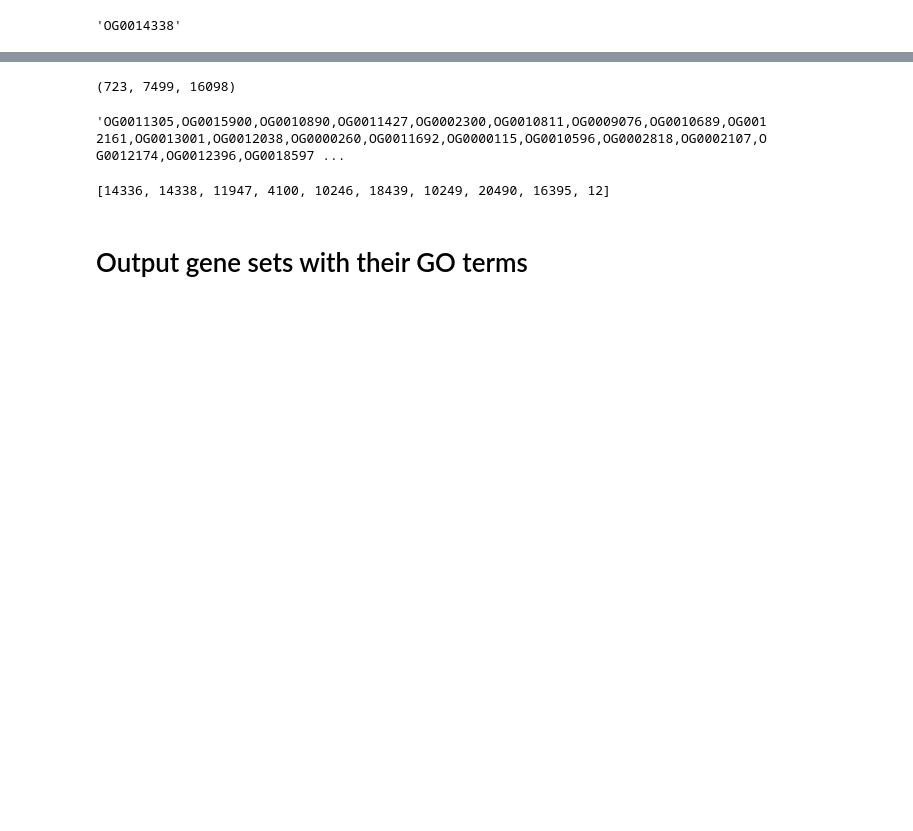
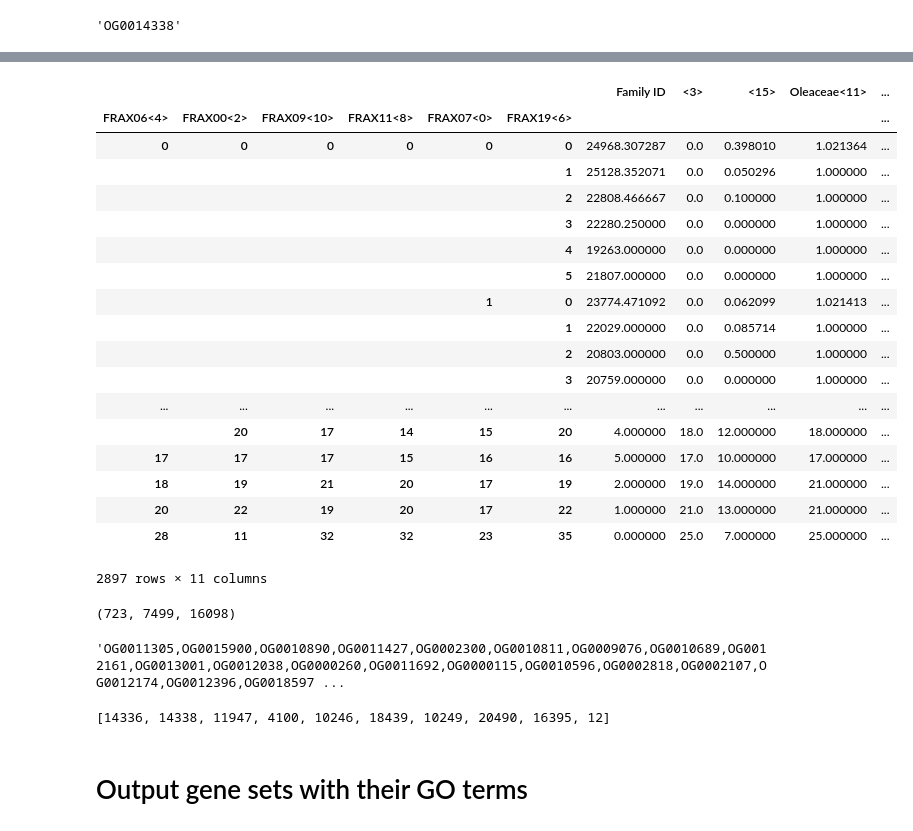
Before and after one commit to josiahseaman/DNA_Duplications, a Jupyter notebook: ClassifyRetainedvsDiploidization.ipynb, the cells around one changed output, grey strips where cells are left out. Cells and saved outputs as stored; diff of their text form; code cells hidden in the pictures; blank space fills up the shorter version.

```diff
--- a/ClassifyRetainedvsDiploidization.ipynb
+++ b/ClassifyRetainedvsDiploidization.ipynb
@@ -5,3 +5,8 @@ def cafe_to_OG(cafe_id):
 cafe_to_OG(14338)
 # %% [output]
 'OG0014338'
+# %%
+from pandas import read_csv
+df = read_csv(r"CAFE-4.2\data\exemplars\reports\exemplar_reestimate_summary_anc.txt", sep='\t')
+df = df.rename(index=str, columns={"<11>": "Oleaceae<11>"})
+df.head()
@@ -8,3 +20,25 @@ cafe_to_OG(14338)
+# %%
+df.groupby(['FRAX06<4>', 'FRAX00<2>', 'FRAX09<10>', 'FRAX11<8>', 'FRAX07<0>', 'FRAX19<6>']).mean()
+# %% [output]
+|  |  |  |  |  |  | Family ID | <3> | <15> | Oleaceae<11> | ... |
+| FRAX06<4> | FRAX00<2> | FRAX09<10> | FRAX11<8> | FRAX07<0> | FRAX19<6> |  |  |  |  | ... |
+| 0 | 0 | 0 | 0 | 0 | 0 | 24968.307287 | 0.0 | 0.398010 | 1.021364 | ... |
+|  |  |  |  |  | 1 | 25128.352071 | 0.0 | 0.050296 | 1.000000 | ... |
+|  |  |  |  |  | 2 | 22808.466667 | 0.0 | 0.100000 | 1.000000 | ... |
+|  |  |  |  |  | 3 | 22280.250000 | 0.0 | 0.000000 | 1.000000 | ... |
+|  |  |  |  |  | 4 | 19263.000000 | 0.0 | 0.000000 | 1.000000 | ... |
+|  |  |  |  |  | 5 | 21807.000000 | 0.0 | 0.000000 | 1.000000 | ... |
+|  |  |  |  | 1 | 0 | 23774.471092 | 0.0 | 0.062099 | 1.021413 | ... |
+|  |  |  |  |  | 1 | 22029.000000 | 0.0 | 0.085714 | 1.000000 | ... |
+|  |  |  |  |  | 2 | 20803.000000 | 0.0 | 0.500000 | 1.000000 | ... |
+|  |  |  |  |  | 3 | 20759.000000 | 0.0 | 0.000000 | 1.000000 | ... |
+| ... | ... | ... | ... | ... | ... | ... | ... | ... | ... | ... |
+|  | 20 | 17 | 14 | 15 | 20 | 4.000000 | 18.0 | 12.000000 | 18.000000 | ... |
+| 17 | 17 | 17 | 15 | 16 | 16 | 5.000000 | 17.0 | 10.000000 | 17.000000 | ... |
+| 18 | 19 | 21 | 20 | 17 | 19 | 2.000000 | 19.0 | 14.000000 | 21.000000 | ... |
+| 20 | 22 | 19 | 20 | 17 | 22 | 1.000000 | 21.0 | 13.000000 | 21.000000 | ... |
+| 28 | 11 | 32 | 32 | 23 | 35 | 0.000000 | 25.0 | 7.000000 | 25.000000 | ... |
+2897 rows × 11 columns
 # %%
 import csv
 from statistics import mean
```
Also changed, not shown: parts of 1 cell of this notebook, 9 other files.
